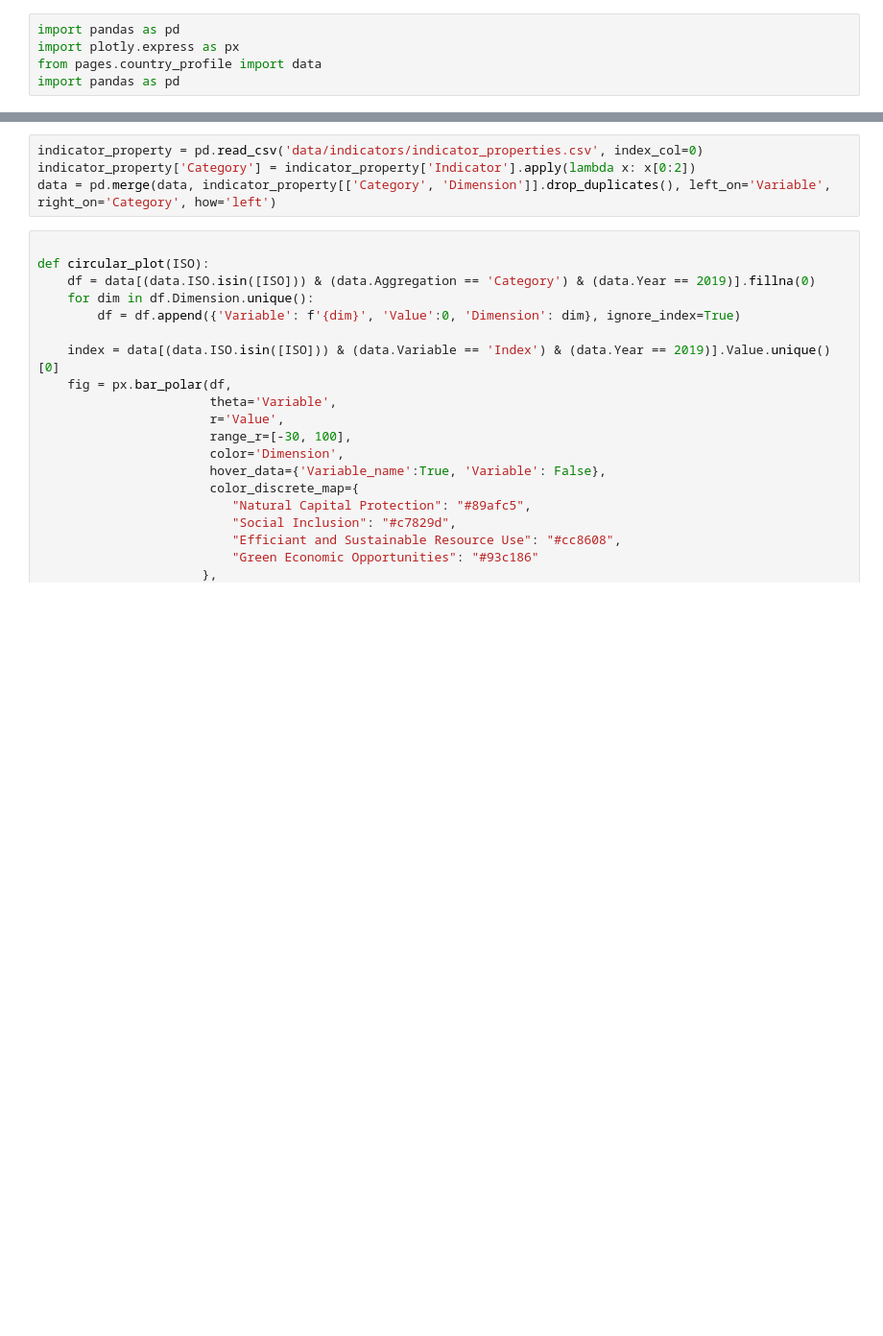
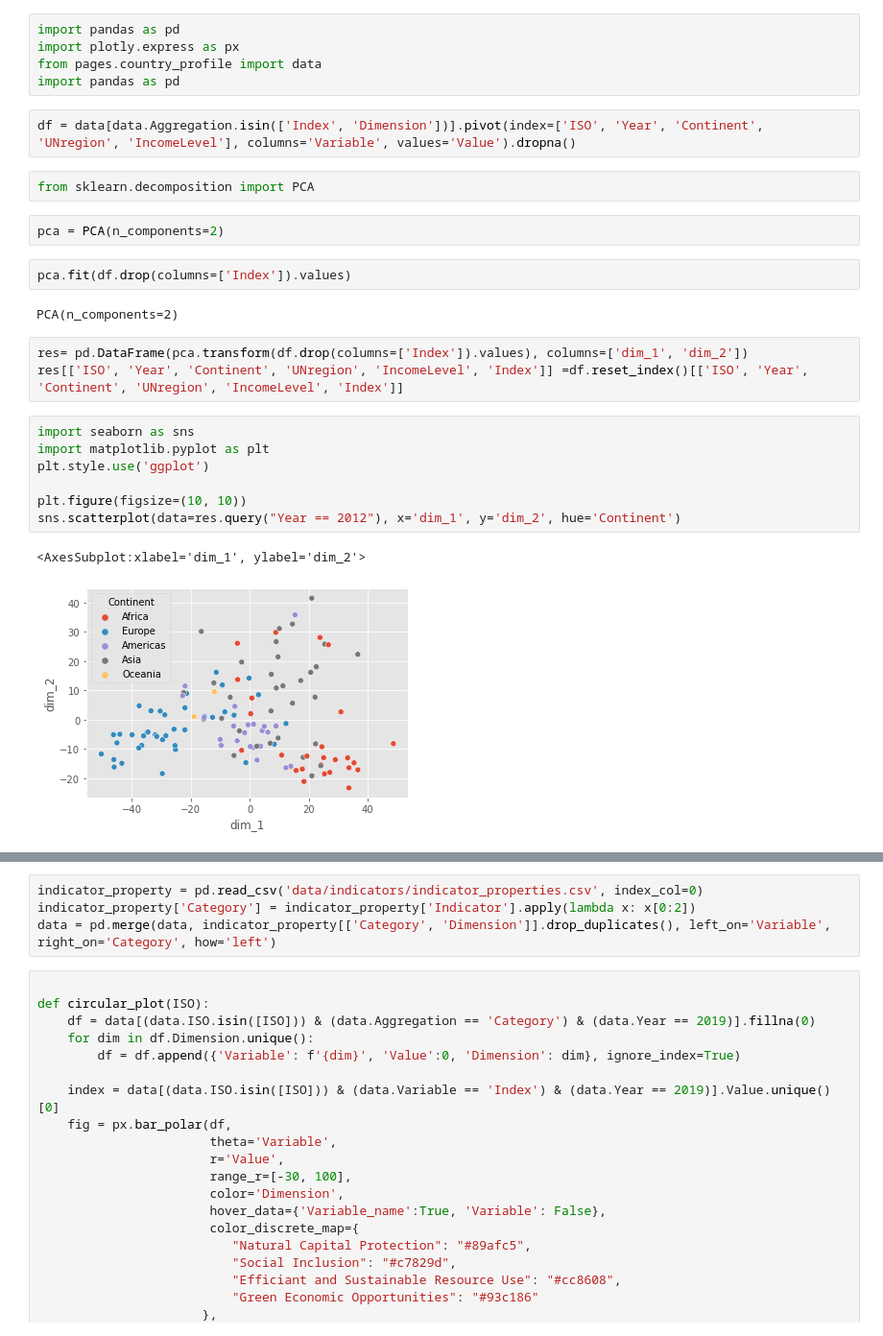
Before and after one commit to simonzabrocki/SimulationDashboard, a Jupyter notebook: draft.ipynb, the cells around one changed output, grey strips where cells are left out. Shown at 96% size. Drawn from its saved outputs; the diff is of its cells as text; blank space fills up the shorter version.

```diff
--- a/draft.ipynb
+++ b/draft.ipynb
@@ -3,3 +3,26 @@ import pandas as pd
 import plotly.express as px
 from pages.country_profile import data
 import pandas as pd
+# %%
+df = data[data.Aggregation.isin(['Index', 'Dimension'])].pivot(index=['ISO', 'Year', 'Continent', 'UNregion', 'IncomeLevel'], columns='Variable', values='Value').dropna()
+# %%
+from sklearn.decomposition import PCA
+# %%
+pca = PCA(n_components=2)
+# %%
+pca.fit(df.drop(columns=['Index']).values)
+# %% [output]
+PCA(n_components=2)
+# %%
+res= pd.DataFrame(pca.transform(df.drop(columns=['Index']).values), columns=['dim_1', 'dim_2'])
+res[['ISO', 'Year', 'Continent', 'UNregion', 'IncomeLevel', 'Index']] =df.reset_index()[['ISO', 'Year', 'Continent', 'UNregion', 'IncomeLevel', 'Index']]
+# %%
+import seaborn as sns
+import matplotlib.pyplot as plt
+plt.style.use('ggplot')
+
+plt.figure(figsize=(10, 10))
+sns.scatterplot(data=res.query("Year == 2012"), x='dim_1', y='dim_2', hue='Continent')
+# %% [output]
+<AxesSubplot:xlabel='dim_1', ylabel='dim_2'>
+[figure, added]
```
Also changed, not shown: parts of 3 cells of this notebook, 1 other file.
